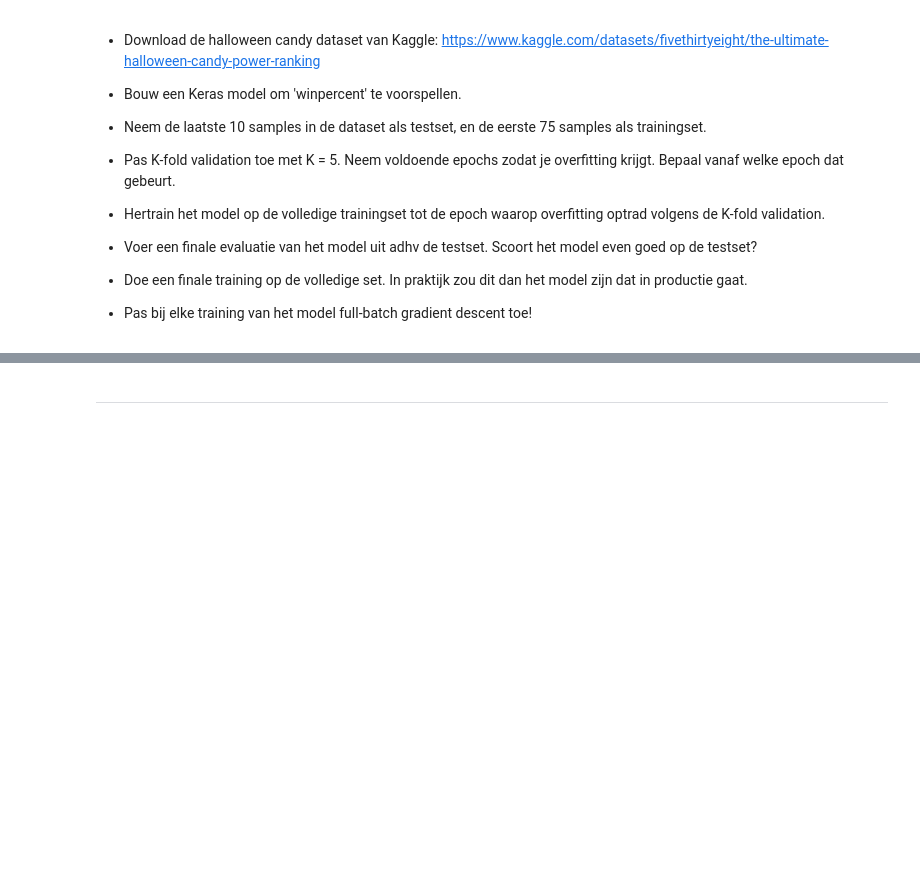
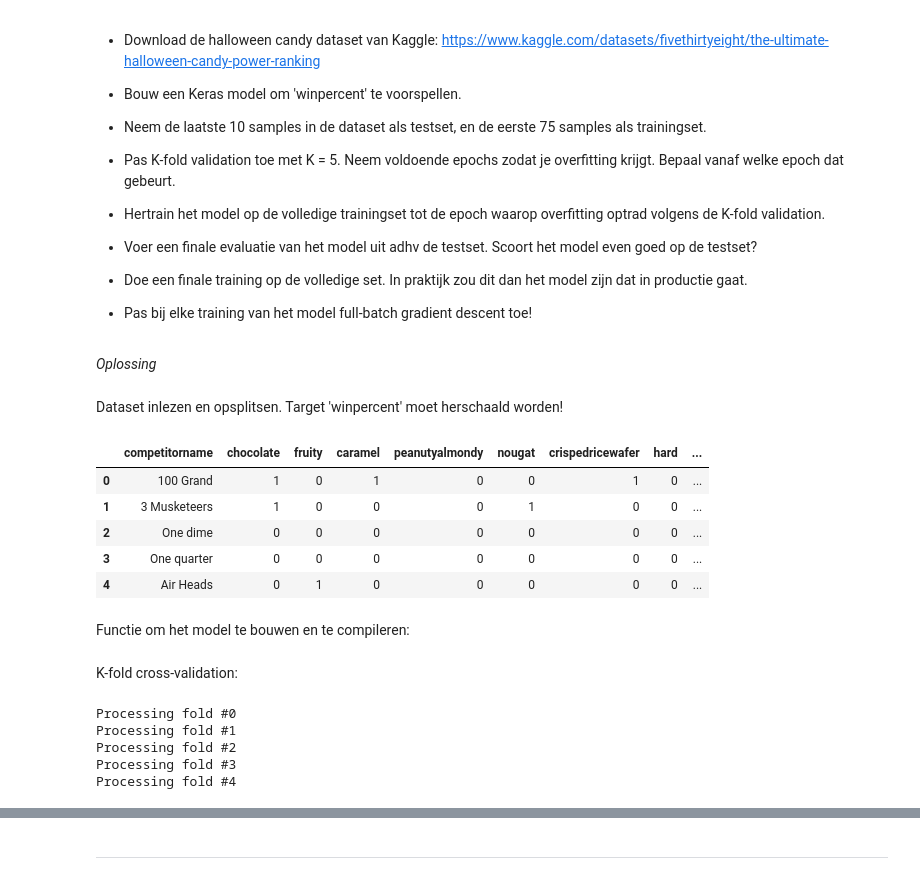
Before and after one commit to alouwyck/vives-deep-learning, a Jupyter notebook: topic4/Chollet_DL_HFST4.ipynb, the cells around one changed output, grey strips where cells are left out. Saved outputs shown, nothing was run; the diff lists cells and outputs as text; code cells hidden in the pictures; blank space fills up the shorter version.

```diff
--- a/topic4/Chollet_DL_HFST4.ipynb
+++ b/topic4/Chollet_DL_HFST4.ipynb
@@ -734,3 +970,5 @@ predictions[0]
 - Doe een finale training op de volledige set. In praktijk zou dit dan het model zijn dat in productie gaat.
 
 - Pas bij elke training van het model full-batch gradient descent toe!
+# %% [markdown]
+*Oplossing*
@@ -736,0 +981,12 @@ predictions[0]
+# %% [markdown]
+Dataset inlezen en opsplitsen. Target 'winpercent' moet herschaald worden!
+# %%
+df = pd.read_csv('candy-data.csv')
+df.head()
+# %% [output]
+|  | competitorname | chocolate | fruity | caramel | peanutyalmondy | nougat | crispedricewafer | hard | ... |
+| 0 | 100 Grand | 1 | 0 | 1 | 0 | 0 | 1 | 0 | ... |
+| 1 | 3 Musketeers | 1 | 0 | 0 | 0 | 1 | 0 | 0 | ... |
+| 2 | One dime | 0 | 0 | 0 | 0 | 0 | 0 | 0 | ... |
+| 3 | One quarter | 0 | 0 | 0 | 0 | 0 | 0 | 0 | ... |
+| 4 | Air Heads | 0 | 1 | 0 | 0 | 0 | 0 | 0 | ... |
@@ -736,0 +1001,2 @@ predictions[0]
+# %% [markdown]
+Functie om het model te bouwen en te compileren:
@@ -736,0 +1020,34 @@ predictions[0]
+# %% [markdown]
+K-fold cross-validation:
+# %%
+k = 5  # 5 folds
+n_val = n_train // k  # integer division!!
+num_epochs = 100
+all_val_mse = []
+
+for i in range(k):
+
+  print(f"Processing fold #{i}")
+
+  X_val = X_train[i * n_val : (i + 1) * n_val]
+  y_val = y_train[i * n_val : (i + 1) * n_val]
+
+  partial_X_train = np.concatenate([X_train[ : i * n_val], X_train[(i + 1) * n_val : ]], axis=0)
+  partial_y_train = np.concatenate([y_train[ : i * n_val], y_train[(i + 1) * n_val : ]], axis=0)
+
+  model = build_model()
+  result = model.fit(
+      partial_X_train, partial_y_train,
+      epochs=num_epochs, batch_size=int(n_train * (1 - 1 / k)),  # full batch = 60
+      verbose=0,  # silent mode
+      validation_data=(X_val, y_val)  # "automatische" validatie via methode fit()
+  )
+
+  val_mse = result.history['val_loss']
+  all_val_mse.append(val_mse)  # list van val_mse arrays
+# %% [output]
+Processing fold #0
+Processing fold #1
+Processing fold #2
+Processing fold #3
+Processing fold #4
```
Also changed, not shown: parts of 60 cells of this notebook.
